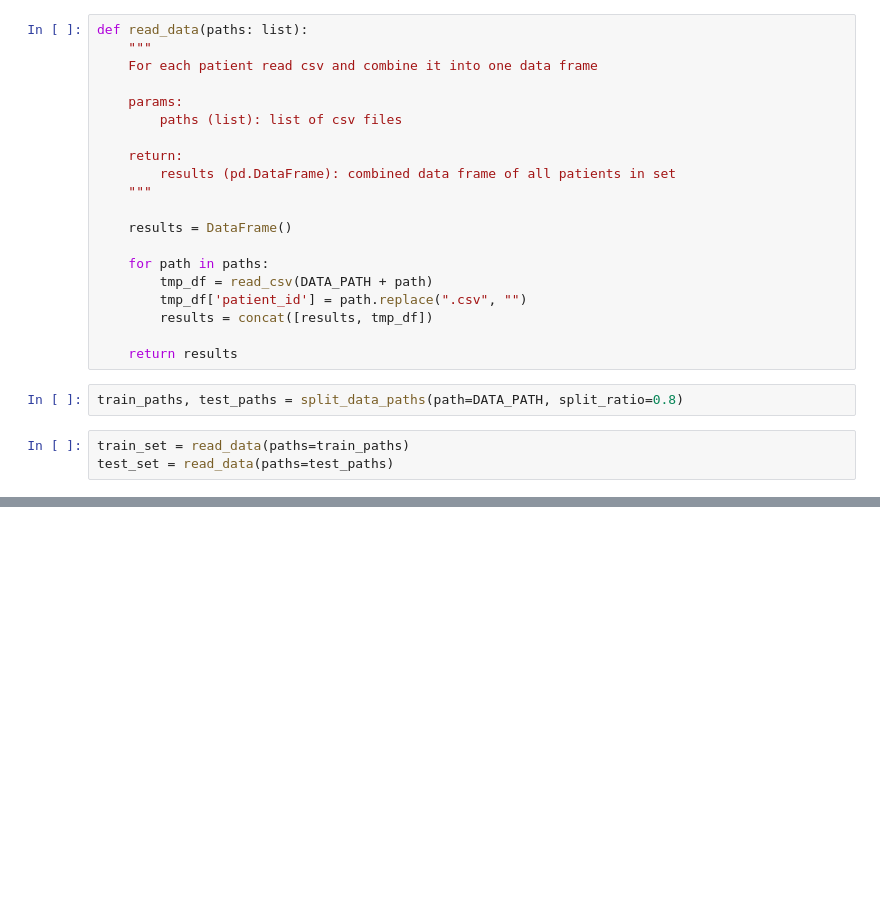
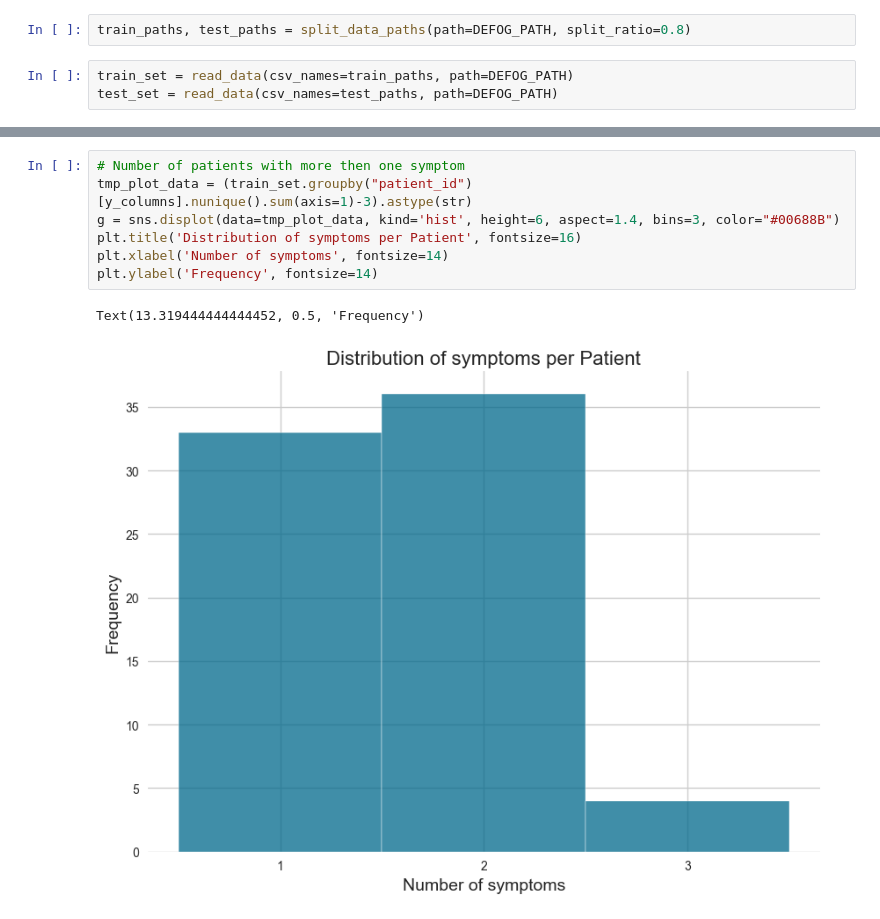
Before and after one commit to gora-bartek/parkinson_freezing_of_gait_prediction, a Jupyter notebook: data_prep.ipynb, the cells around one changed output, grey strips where cells are left out. Saved outputs shown, nothing was run; the diff lists cells and outputs as text; blank space fills up the shorter version.

Commit message:
adding data_prep missing from previous commit

```diff
--- a/data_prep.ipynb
+++ b/data_prep.ipynb
@@ -31,25 +11,5 @@ def split_data_paths(path: str, split_ratio: float):
-# %%
-def read_data(paths: list):
-    """
-    For each patient read csv and combine it into one data frame
-
-    params:
-        paths (list): list of csv files
-
-    return:
-        results (pd.DataFrame): combined data frame of all patients in set
-    """
-
-    results = DataFrame()
-
-    for path in paths:
-        tmp_df = read_csv(DATA_PATH + path)
-        tmp_df['patient_id'] = path.replace(".csv", "")
-        results = concat([results, tmp_df])
-
-    return results
 # %%
-train_paths, test_paths = split_data_paths(path=DATA_PATH, split_ratio=0.8)
+train_paths, test_paths = split_data_paths(path=DEFOG_PATH, split_ratio=0.8)
 # %%
-train_set = read_data(paths=train_paths)
-test_set = read_data(paths=test_paths)
+train_set = read_data(csv_names=train_paths, path=DEFOG_PATH)
+test_set = read_data(csv_names=test_paths, path=DEFOG_PATH)
@@ -55,0 +32,10 @@ test_set = read_data(paths=test_paths)
+# %%
+# Number of patients with more then one symptom
+tmp_plot_data = (train_set.groupby("patient_id")[y_columns].nunique().sum(axis=1)-3).astype(str)
+g = sns.displot(data=tmp_plot_data, kind='hist', height=6, aspect=1.4, bins=3, color="#00688B")
+plt.title('Distribution of symptoms per Patient', fontsize=16)
+plt.xlabel('Number of symptoms', fontsize=14)
+plt.ylabel('Frequency', fontsize=14)
+# %% [output]
+Text(13.319444444444452, 0.5, 'Frequency')
+[figure, added]
```
Also changed, not shown: parts of 9 cells of this notebook.
